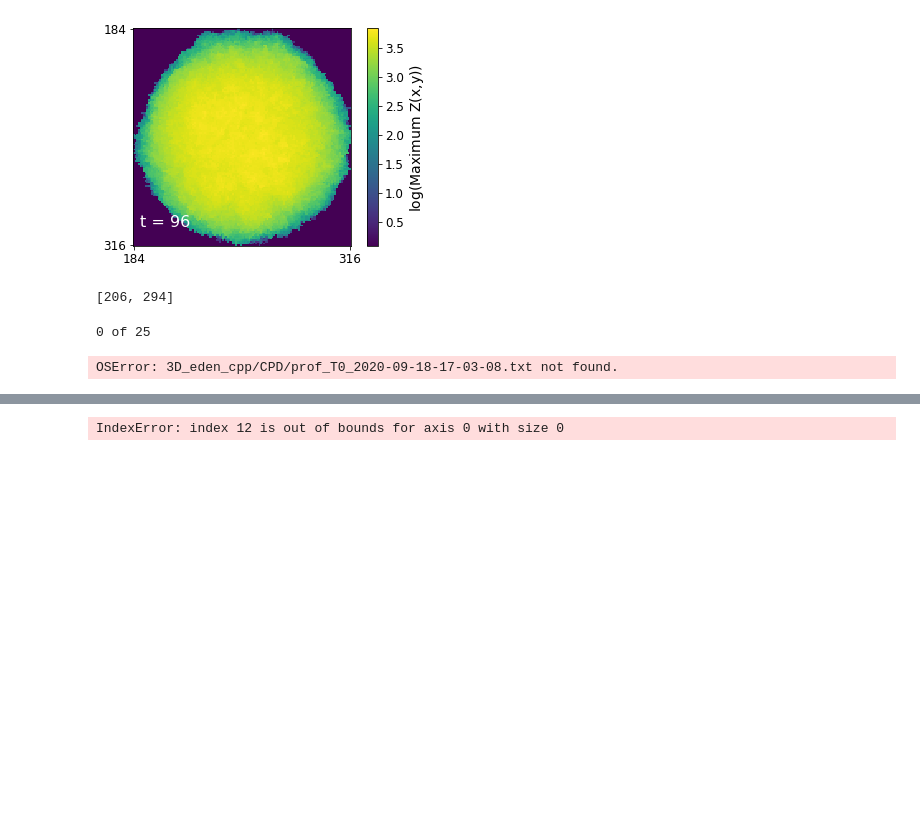
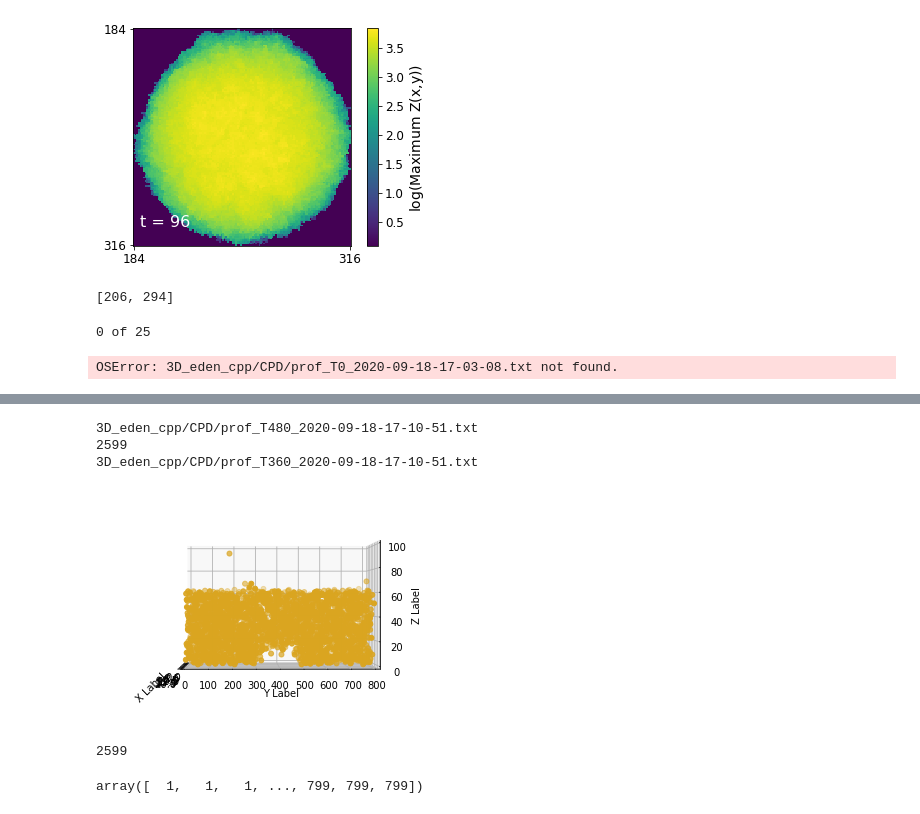
Before and after one commit to nkrishnan94/3D-Eden-Model, a Jupyter notebook: read_standard_data.ipynb, the cells around one changed output, grey strips where cells are left out. Cells and saved outputs as stored; diff of their text form; code cells hidden in the pictures; blank space fills up the shorter version.

```diff
--- a/read_standard_data.ipynb
+++ b/read_standard_data.ipynb
@@ -299,35 +306,46 @@ import numpy as np
 
 f=files_t[12]
 print(f)
 fig = plt.figure()
 ax = fig.add_subplot(111, projection='3d')
 arr= np.loadtxt(f,delimiter=", ").astype(int)
 
 n = 100
 
 # For each set of style and range settings, plot n random points in the box
 # defined by x in [23, 32], y in [0, 100], z in [zlow, zhigh].
 
 
 
 
-ax.scatter(xs=arr[:,0],ys=arr[:,1],zs=arr[:,2],c='brown',s=25)
+ax.scatter(xs=arr[:,0],ys=arr[:,1],zs=arr[:,2],c='goldenrod',s=25)
 
 
 
 ax.view_init(0, angle)
-
+print(len(arr[:,1]))
 
 ax.set_xlabel('X Label')
 ax.set_ylabel('Y Label')
 ax.set_zlabel('Z Label')
 print(files_t[9])
 ax.set_xlim([0,20])
 ax.set_ylim([0,802])
 ax.set_zlim([0,100])
 timestr = time.strftime("%Y_%m_%d-%H_%M_%S")
 #plt.savefig('gifs/final' + str())
 # %% [output]
-IndexError: index 12 is out of bounds for axis 0 with size 0
+3D_eden_cpp/CPD/prof_T480_2020-09-18-17-10-51.txt
+2599
+3D_eden_cpp/CPD/prof_T360_2020-09-18-17-10-51.txt
+[figure, added]
 # %%
 timestr = files_t[0].split("prof_T")[1].split("_")[1].split(".")[0]
+# %%
+len(arr[:,1])
+# %% [output]
+2599
+# %%
+arr[:,1]
+# %% [output]
+array([  1,   1,   1, ..., 799, 799, 799])
```
Also changed, not shown: parts of 3 cells of this notebook, 57 other files.
